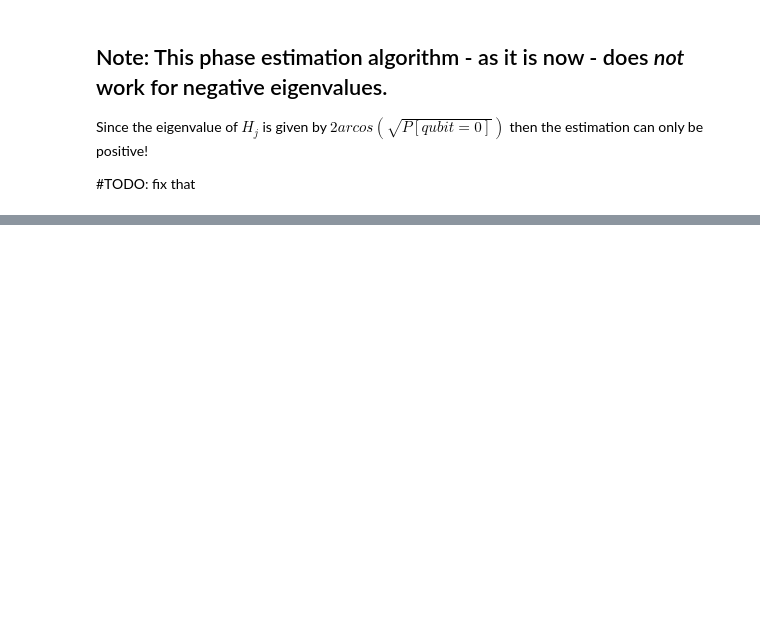
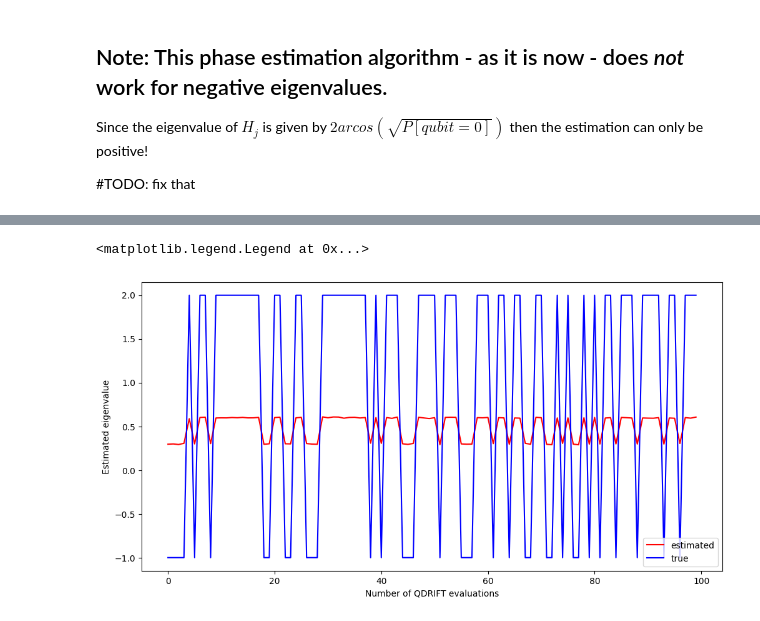
Before and after one commit to Rick0317/qDriftExtraPolation, a Jupyter notebook: jupyter/demo_babys_first_numerical_data.ipynb, the cells around one changed output, grey strips where cells are left out. Cells and saved outputs as stored; diff of their text form; code cells hidden in the pictures; blank space fills up the shorter version.

Commit message:
tried qdrift without cheby interpolation and added __repr__ and __str__ to our datatypes

```diff
--- a/jupyter/demo_babys_first_numerical_data.ipynb
+++ b/jupyter/demo_babys_first_numerical_data.ipynb
@@ -160,0 +177,29 @@ def qdrift_simple(H_list, oracle, epsilon, t):
+# %%
+from qiskit_aer import Aer
+QDRIF_ITERATIONS = 100
+PHASE_ESTIMATION_ITERATIONS = 50000
+T = 10
+
+homemade_qdrift = QDrift(h=data_hubbad_model, t=T)
+sampled_hermitians, estimated_unitaries =  homemade_qdrift.qdrift(N=QDRIF_ITERATIONS)
+true_eigenvalues_lst = []
+estimated_eigenvalues_lst = []
+
+for i in range(len(sampled_hermitians)):
+
+    true_eigenvalues, true_eigenvectors = scipy.linalg.eig(sampled_hermitians[i])
+
+    ground_state_eigenvector = true_eigenvectors[:, np.argmin(true_eigenvalues)]
+
+    true_eigenvalues_lst.append(min(true_eigenvalues))
+
+    curr_U = estimated_unitaries[i]
+
+    p_0, qc = iterative_phase_estimation_v2(U=curr_U, eigenstate=ground_state_eigenvector,
+                                            num_evals=PHASE_ESTIMATION_ITERATIONS,
+                                            backend=Aer.get_backend('qasm_simulator') , num_qubits=1)
+
+    estimated_eigenvalue = 2 * np.arccos(np.sqrt(p_0))
+    estimated_eigenvalues_lst.append(estimated_eigenvalue)
+
+    print(f"estimated eigenvalue: {estimated_eigenvalue} \n true eigenvalue: {min(true_eigenvalues)}")
@@ -160,0 +224,12 @@ def qdrift_simple(H_list, oracle, epsilon, t):
+# %%
+# graph estimated vs true eigenvalues
+import matplotlib.pyplot as plt
+fig = plt.figure(figsize=(12, 6))
+plt.plot(range(QDRIF_ITERATIONS), estimated_eigenvalues_lst, label='estimated', color='r')
+plt.plot(range(QDRIF_ITERATIONS), true_eigenvalues_lst, label='true', color='b')
+plt.xlabel('Number of QDRIFT evaluations')
+plt.ylabel('Estimated eigenvalue')
+plt.legend()
+# %% [output]
+<matplotlib.legend.Legend at 0x...>
+[figure, added]
```
Also changed, not shown: parts of 3 cells of this notebook, 1 other file.
